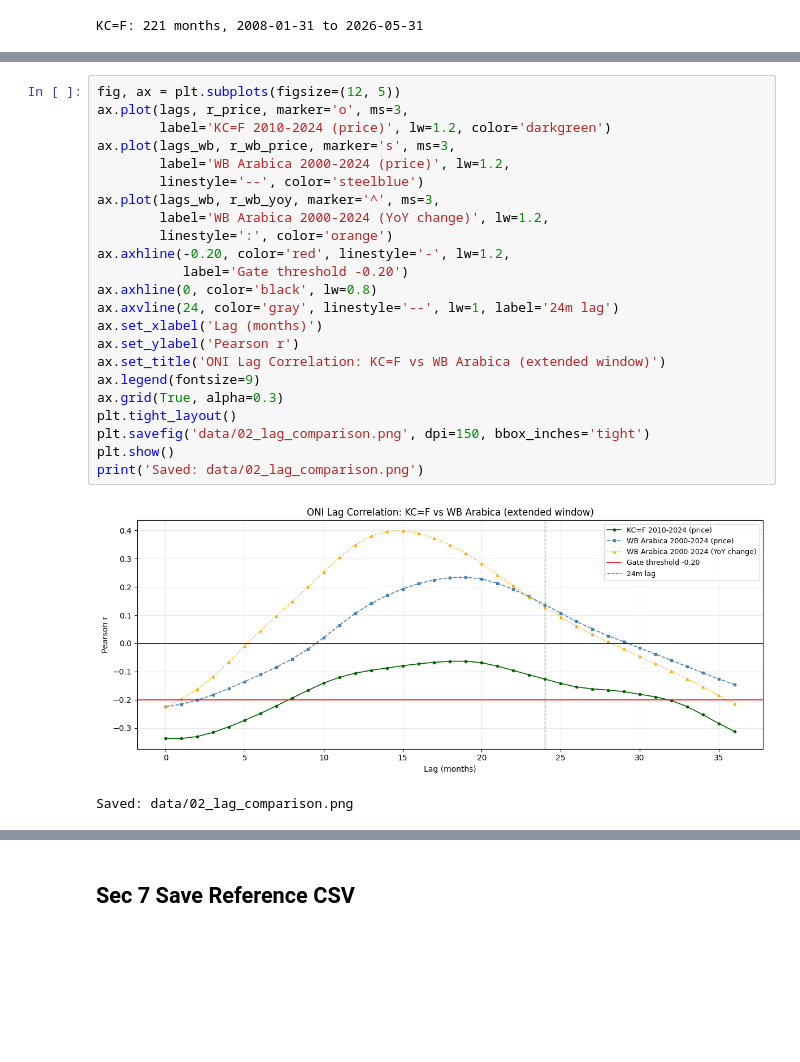
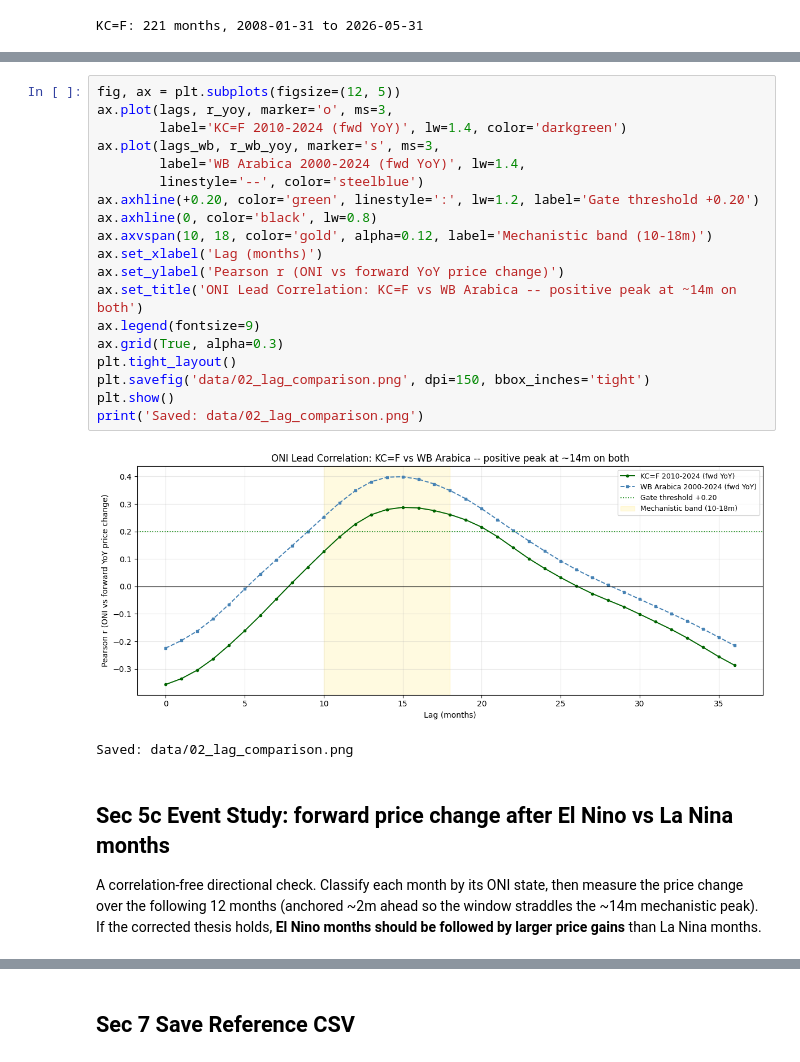
Before and after one commit to abhirajp97/greensignal, a Jupyter notebook: notebooks/coffee_backtests/02_enso_signal.ipynb, the cells around one changed output, grey strips where cells are left out. Cells and saved outputs as stored; diff of their text form; blank space fills up the shorter version.

```diff
--- a/notebooks/coffee_backtests/02_enso_signal.ipynb
+++ b/notebooks/coffee_backtests/02_enso_signal.ipynb
@@ -290,26 +338,29 @@ Gate L2b (r24m <= -0.20): FAIL
 # %%
 fig, ax = plt.subplots(figsize=(12, 5))
-ax.plot(lags, r_price, marker='o', ms=3,
-        label='KC=F 2010-2024 (price)', lw=1.2, color='darkgreen')
-ax.plot(lags_wb, r_wb_price, marker='s', ms=3,
-        label='WB Arabica 2000-2024 (price)', lw=1.2,
+ax.plot(lags, r_yoy, marker='o', ms=3,
+        label='KC=F 2010-2024 (fwd YoY)', lw=1.4, color='darkgreen')
+ax.plot(lags_wb, r_wb_yoy, marker='s', ms=3,
+        label='WB Arabica 2000-2024 (fwd YoY)', lw=1.4,
         linestyle='--', color='steelblue')
-ax.plot(lags_wb, r_wb_yoy, marker='^', ms=3,
-        label='WB Arabica 2000-2024 (YoY change)', lw=1.2,
-        linestyle=':', color='orange')
-ax.axhline(-0.20, color='red', linestyle='-', lw=1.2,
-           label='Gate threshold -0.20')
+ax.axhline(+0.20, color='green', linestyle=':', lw=1.2, label='Gate threshold +0.20')
 ax.axhline(0, color='black', lw=0.8)
-ax.axvline(24, color='gray', linestyle='--', lw=1, label='24m lag')
+ax.axvspan(10, 18, color='gold', alpha=0.12, label='Mechanistic band (10-18m)')
 ax.set_xlabel('Lag (months)')
-ax.set_ylabel('Pearson r')
-ax.set_title('ONI Lag Correlation: KC=F vs WB Arabica (extended window)')
+ax.set_ylabel('Pearson r (ONI vs forward YoY price change)')
+ax.set_title('ONI Lead Correlation: KC=F vs WB Arabica -- positive peak at ~14m on both')
 ax.legend(fontsize=9)
 ax.grid(True, alpha=0.3)
 plt.tight_layout()
 plt.savefig('data/02_lag_comparison.png', dpi=150, bbox_inches='tight')
 plt.show()
 print('Saved: data/02_lag_comparison.png')
 # %% [output]
-[figure, old version]
+[figure, new version]
 Saved: data/02_lag_comparison.png
+# %% [markdown]
+## Sec 5c  Event Study: forward price change after El Nino vs La Nina months
+
+A correlation-free directional check. Classify each month by its ONI state, then
+measure the price change over the following 12 months (anchored ~2m ahead so the
+window straddles the ~14m mechanistic peak). If the corrected thesis holds,
+**El Nino months should be followed by larger price gains** than La Nina months.
```
Also changed, not shown: parts of 19 cells of this notebook, 12 other files.
